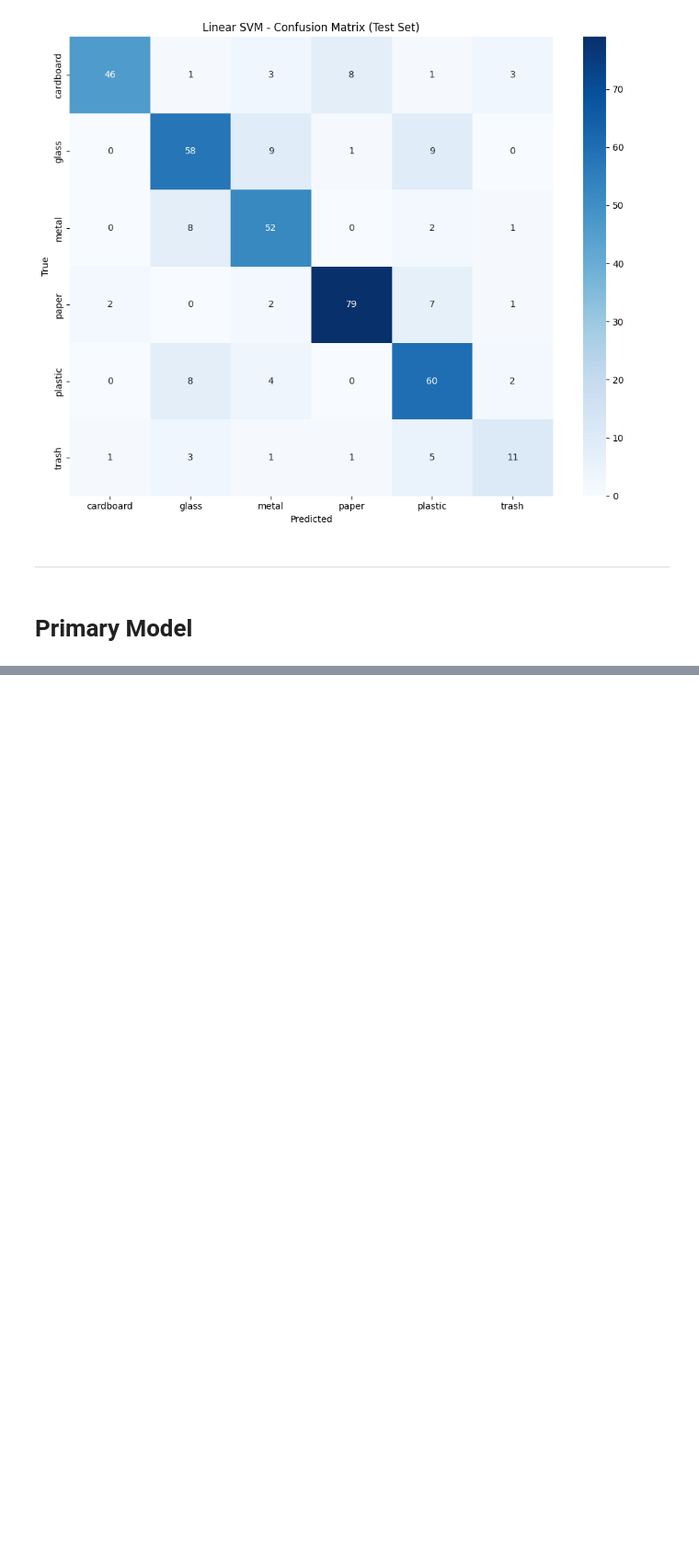
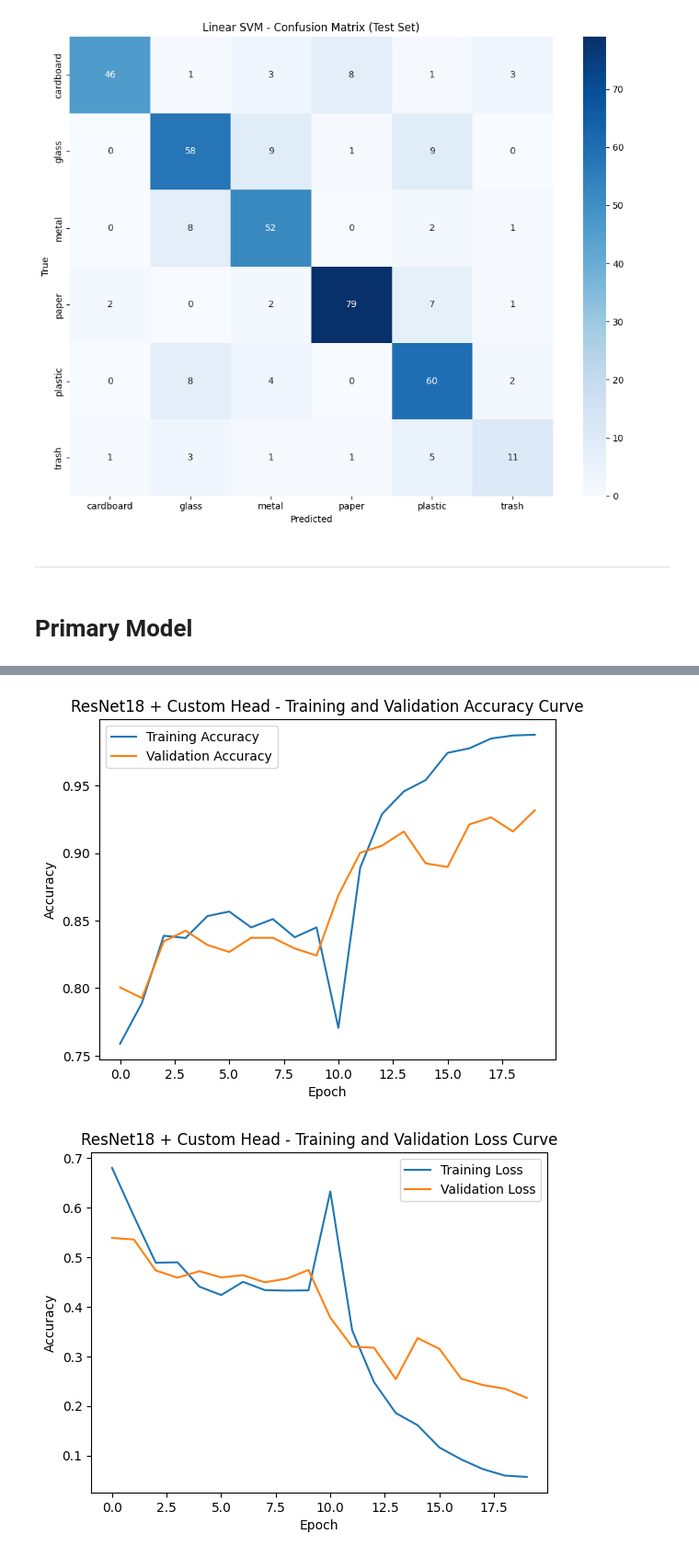
Before and after one commit to Karanjit75/Smart-Garbage-Sorting-System, a Jupyter notebook: Project Code File.ipynb, the cells around one changed output, grey strips where cells are left out. Shown at 92% size. Drawn from its saved outputs; the diff is of its cells as text; code cells hidden in the pictures; blank space fills up the shorter version.

```diff
--- a/Project Code File.ipynb
+++ b/Project Code File.ipynb
@@ -503,0 +516,17 @@ plt.show()
+# %%
+# ResNet Model
+def ResNet18Model(num_classes):
+  resnet_primary = models.resnet18(weights=models.ResNet18_Weights.IMAGENET1K_V1)
+  in_fts = resnet_primary.fc.in_features
+  resnet_primary.fc = CustomHead(in_features=in_fts, num_classes=num_classes, p_dropout=0.3)
+  return resnet_primary
+
+model = ResNet18Model(num_classes).to(device)
+criterion = nn.CrossEntropyLoss()
+
+# Parameters count:
+total_params = sum(p.numel() for p in model.parameters())
+print(f"Total Parameters: {total_params}")
+
+trainable_params = sum(p.numel() for p in model.parameters() if p.requires_grad)
+print(f"Trainable Parameters: {trainable_params}")
@@ -503,0 +623,53 @@ plt.show()
+# %%
+# Training Stage 2 - Unfreeze Layer 4 and Head
+for name, p in model.named_parameters():
+  p.requires_grad = False
+for name, p in model.named_parameters():
+  if name.startswith('layer4') or name.startswith('fc'):
+    p.requires_grad = True
+
+# New trainable parameters
+step2_trainable_params = sum(p.numel() for p in model.parameters() if p.requires_grad)
+print(f"Stage 2 Trainable Parameters: {step2_trainable_params}")
+
+opt2 = optim.AdamW(filter(lambda p: p.requires_grad, model.parameters()), lr=0.0003, weight_decay=1e-4)
+sch2 = optim.lr_scheduler.CosineAnnealingLR(opt2, T_max=15)
+
+epochs_stage2 = 10
+
+print("\nTraining Stage 2:")
+for epoch in range(1,epochs_stage2+1):
+  tr_loss, tr_acc = train_one_epoch(model, dl_train, opt2)
+  va_loss, va_acc = evaluate(model, dl_val)
+  sch2.step()
+
+  acc_train_curve.append(tr_acc)
+  acc_val_curve.append(va_acc)
+  loss_train_acc.append(tr_loss)
+  loss_val_acc.append(va_loss)
+
+  print(f"Epoch {epoch:02d}: Train Accuracy: {tr_acc*100:.3f}, Train Loss: {tr_loss:.3f}, Validation Accuracy: {va_acc*100:.3f}, Val Loss: {va_loss:.3f}")
+  if va_acc > best_val:
+    best_val = va_acc
+    best_state = copy.deepcopy(model.state_dict())
+
+model.load_state_dict(best_state)
+
+plt.figure()
+plt.plot(acc_train_curve, label="Training Accuracy")
+plt.plot(acc_val_curve, label="Validation Accuracy")
+plt.xlabel("Epoch")
+plt.ylabel("Accuracy")
+plt.title("ResNet18 + Custom Head - Training and Validation Accuracy Curve")
+plt.legend()
+plt.show()
+
+plt.figure()
+plt.plot(loss_train_acc, label="Training Loss")
+plt.plot(loss_val_acc, label="Validation Loss")
+plt.xlabel("Epoch")
+plt.ylabel("Accuracy")
+plt.title("ResNet18 + Custom Head - Training and Validation Loss Curve")
+plt.legend()
+plt.show()
+# %% [output]
@@ -503,0 +689,2 @@ plt.show()
+[figure, added]
+[figure, added]
```
Also changed, not shown: parts of 16 cells of this notebook.
